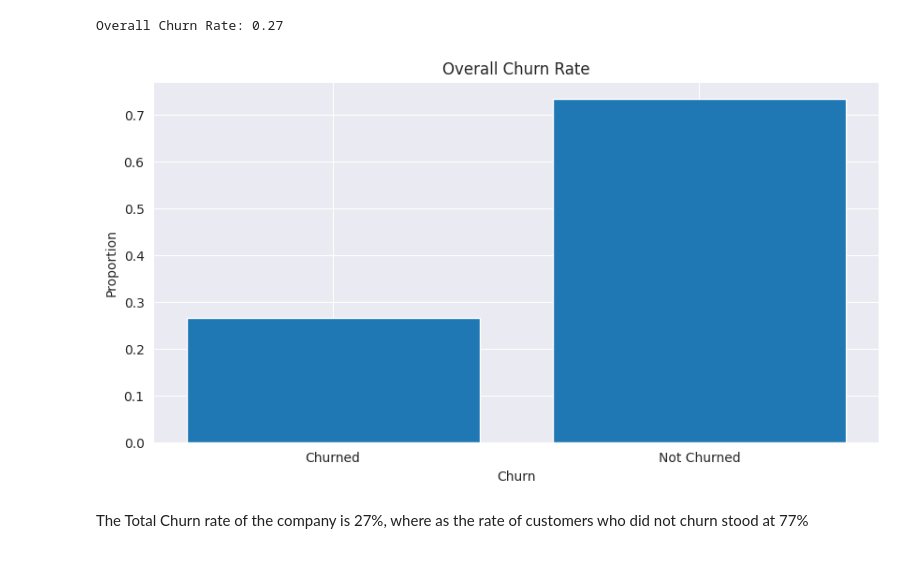
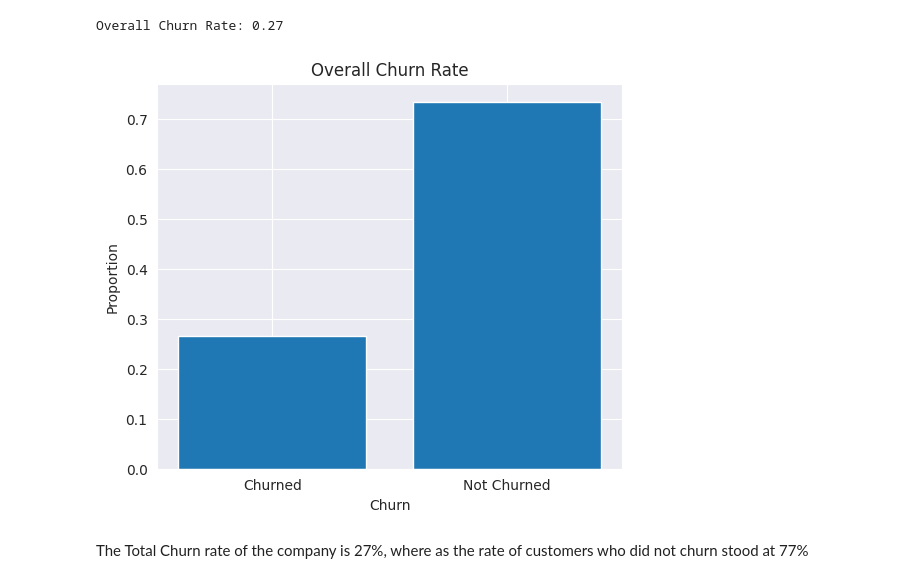
Before and after one commit to AlphaLock/Classification-Project-Predicting-Customer-Churn, a Jupyter notebook: Customer_Churn.ipynb, the cells around one changed output. Drawn from its saved outputs; the diff is of its cells as text; code cells hidden in the pictures.

```diff
--- a/Customer_Churn.ipynb
+++ b/Customer_Churn.ipynb
@@ -477,16 +480,16 @@ Overall Churn Rate: 0.27
 # %%
 # Graphical representation of the churn rate
 
-plt.figure(figsize=(10,5))
+plt.figure(figsize=(6,5))
 
 churn_rate = customer['Churn'].value_counts(normalize=True)['Yes']
 
 plt.bar(['Churned', 'Not Churned'], [churn_rate, 1-churn_rate])
 plt.xlabel('Churn')
 plt.ylabel('Proportion')
 plt.title('Overall Churn Rate')
 plt.show()
 # %% [output]
-[figure, old version]
+[figure, new version]
 # %% [markdown]
 The Total Churn rate of the company is 27%, where as the rate of customers who did not churn stood at 77%
```
Also changed, not shown: parts of 30 cells of this notebook.
